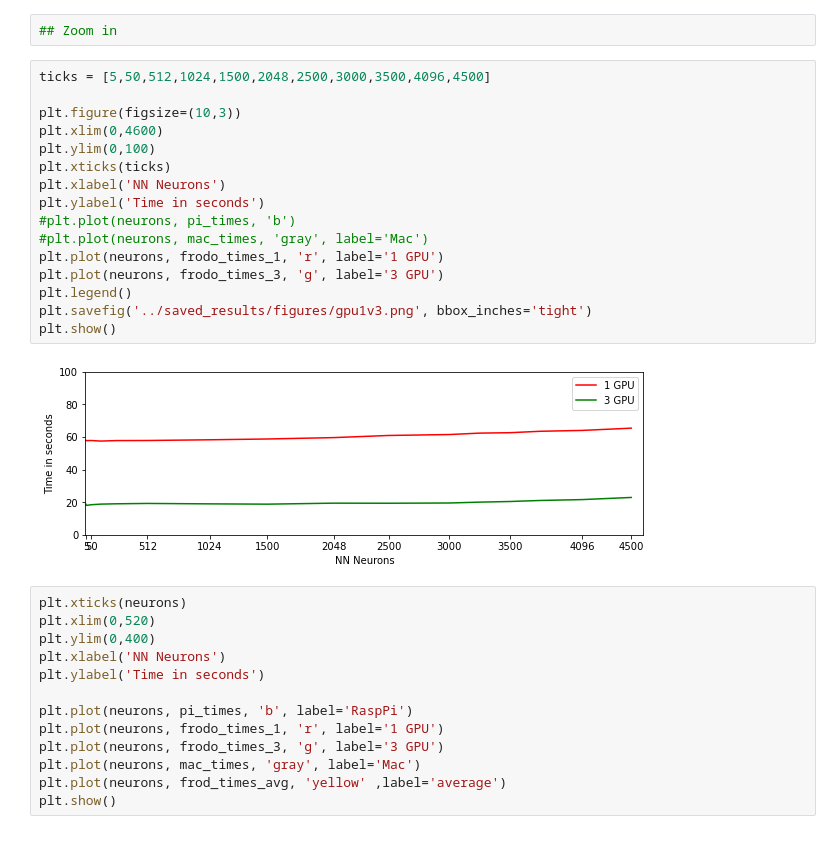
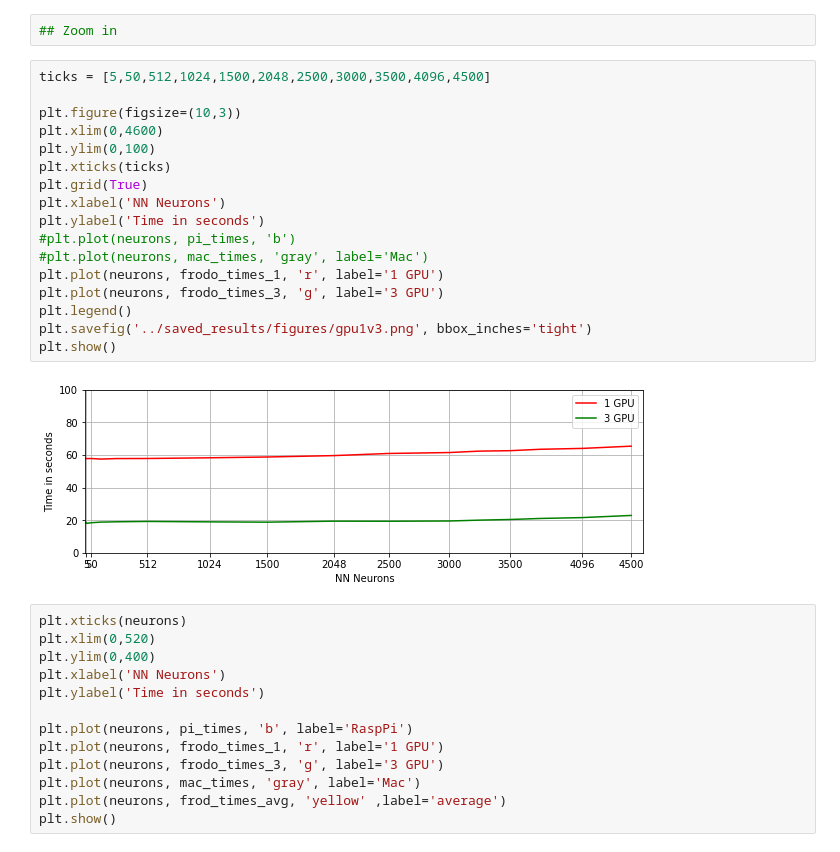
Before and after one commit to toelt-llc/TOELT-tfrabbit, a Jupyter notebook: code/notebooks/plot_results.ipynb, the cells around one changed output. Saved outputs shown, nothing was run; the diff lists cells and outputs as text.

```diff
--- a/code/notebooks/plot_results.ipynb
+++ b/code/notebooks/plot_results.ipynb
@@ -63,21 +63,22 @@ plt.show()
 # %%
 ticks = [5,50,512,1024,1500,2048,2500,3000,3500,4096,4500]
 
 plt.figure(figsize=(10,3))
 plt.xlim(0,4600)
 plt.ylim(0,100)
 plt.xticks(ticks)
+plt.grid(True)
 plt.xlabel('NN Neurons')
 plt.ylabel('Time in seconds')
 #plt.plot(neurons, pi_times, 'b')
 #plt.plot(neurons, mac_times, 'gray', label='Mac')
 plt.plot(neurons, frodo_times_1, 'r', label='1 GPU')
 plt.plot(neurons, frodo_times_3, 'g', label='3 GPU')
 plt.legend()
 plt.savefig('../saved_results/figures/gpu1v3.png', bbox_inches='tight')
 plt.show()
 # %% [output]
-[figure, old version]
+[figure, new version]
 # %%
 plt.xticks(neurons)
 plt.xlim(0,520)
```
Also changed, not shown: parts of 1 cell of this notebook, 2 other files.
